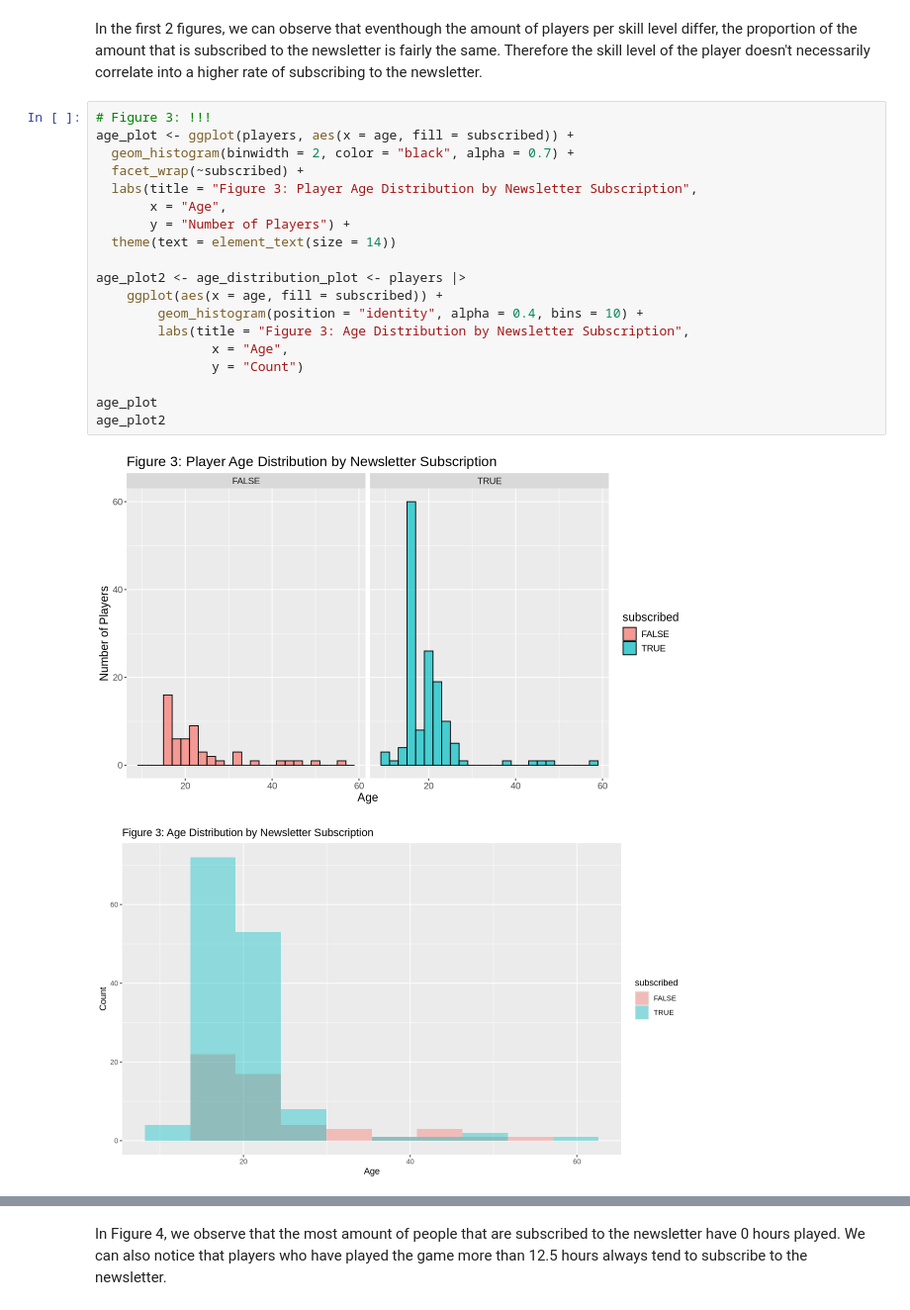
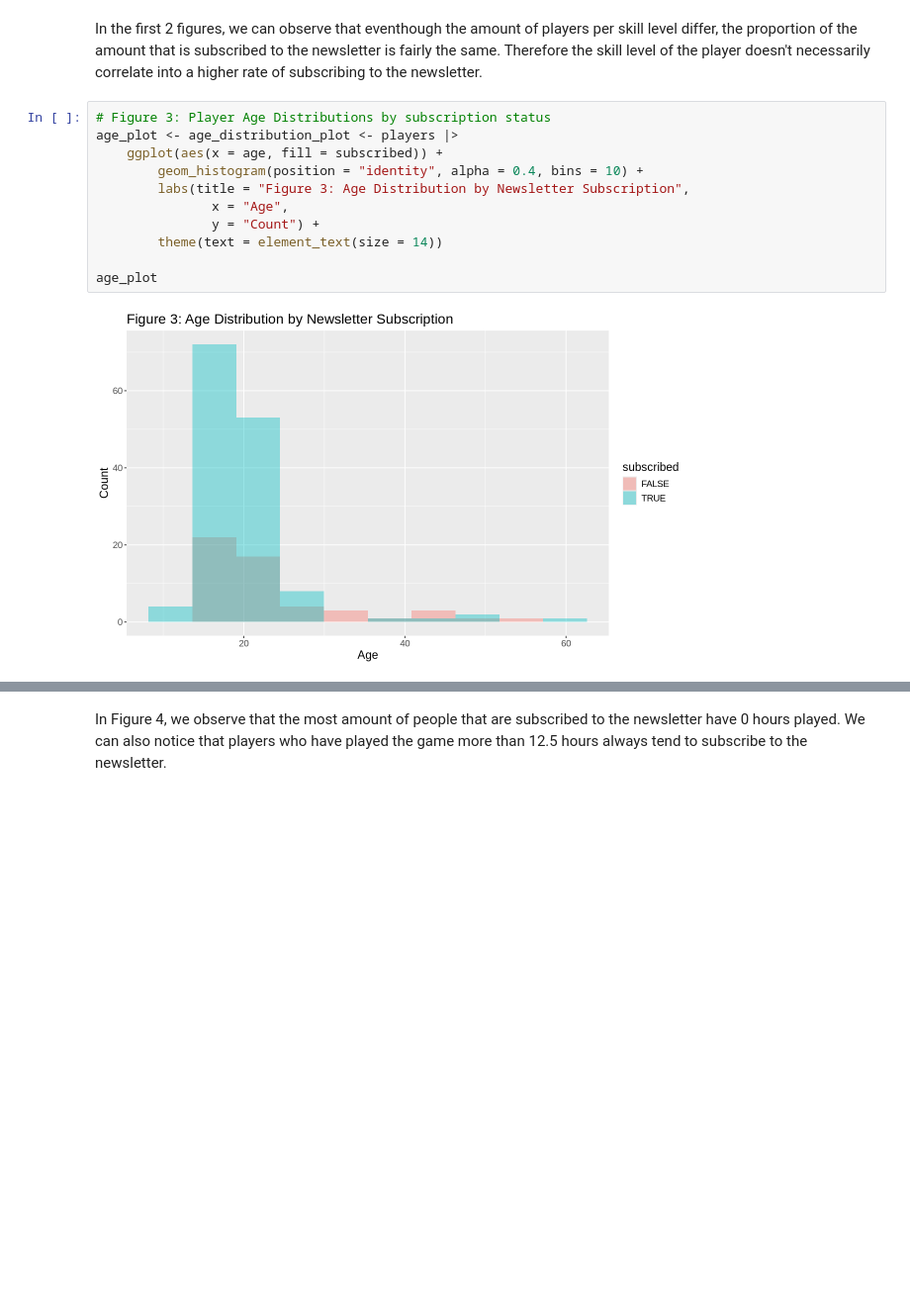
Before and after one commit to jhuan175/dsci100_project_final_report, a Jupyter notebook: Project_Final_Report.ipynb, the cells around one changed output, grey strips where cells are left out. Shown at 99% size. Saved outputs shown, nothing was run; the diff lists cells and outputs as text; blank space fills up the shorter version.

```diff
--- a/Project_Final_Report.ipynb
+++ b/Project_Final_Report.ipynb
@@ -165,25 +165,16 @@ experience_count_plot
 # %% [markdown]
 In the first 2 figures, we can observe that eventhough the amount of players per skill level differ, the proportion of the amount that is subscribed to the newsletter is fairly the same. Therefore the skill level of the player doesn't necessarily correlate into a higher rate of subscribing to the newsletter.
 # %%
-# Figure 3: !!!
-age_plot <- ggplot(players, aes(x = age, fill = subscribed)) +
-  geom_histogram(binwidth = 2, color = "black", alpha = 0.7) +
-  facet_wrap(~subscribed) +
-  labs(title = "Figure 3: Player Age Distribution by Newsletter Subscription",
-       x = "Age",
-       y = "Number of Players") +
-  theme(text = element_text(size = 14))
-
-age_plot2 <- age_distribution_plot <- players |>
+# Figure 3: Player Age Distributions by subscription status
+age_plot <- age_distribution_plot <- players |>
     ggplot(aes(x = age, fill = subscribed)) +
         geom_histogram(position = "identity", alpha = 0.4, bins = 10) +
         labs(title = "Figure 3: Age Distribution by Newsletter Subscription",
                x = "Age",
-               y = "Count")
+               y = "Count") +
+        theme(text = element_text(size = 14))
 
 age_plot
-age_plot2
 # %% [output]
-[figure, old version]
+[figure, new version]
-[figure, removed]
 # %% [markdown]
```
Also changed, not shown: parts of 3 cells of this notebook.
